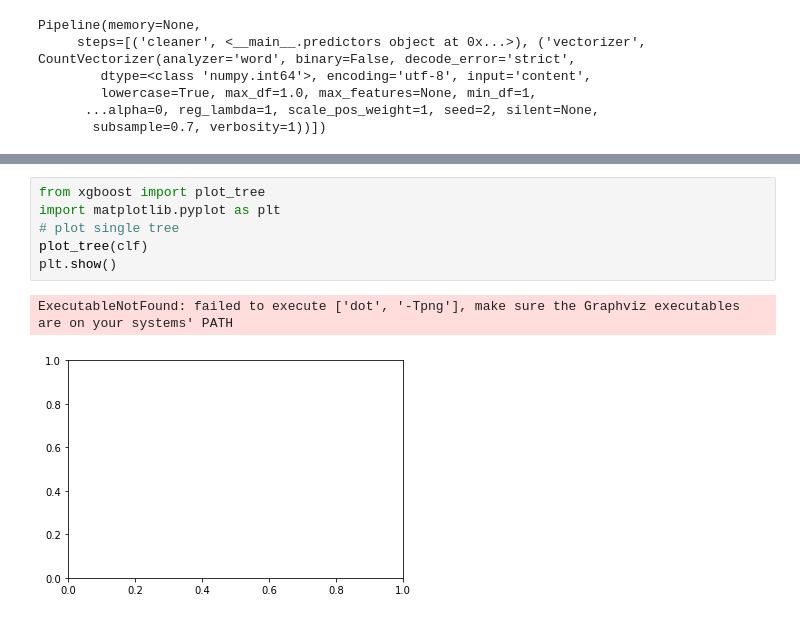
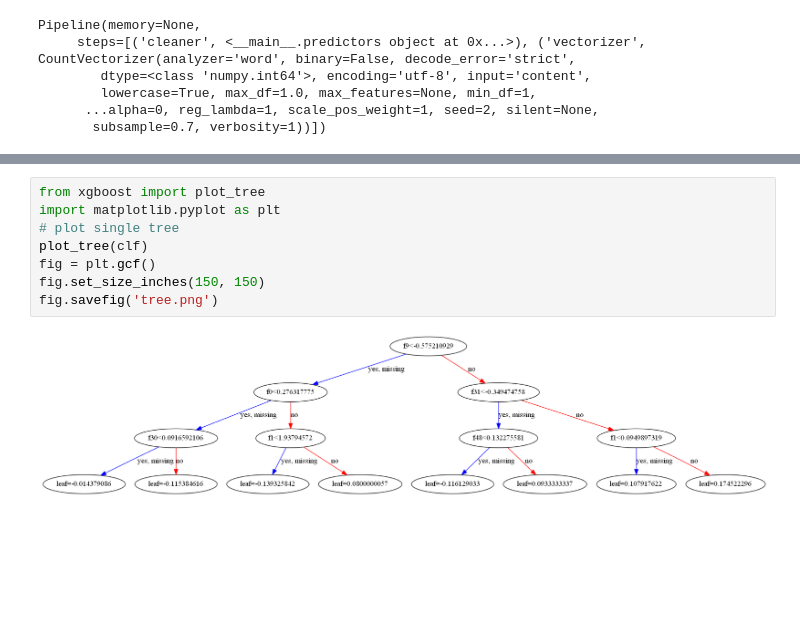
Before and after one commit to mzheng8023/DAEN-690, a Jupyter notebook: notebooks/Logistic Regression and XG Boost.ipynb, the cells around one changed output, grey strips where cells are left out. Drawn from its saved outputs; the diff is of its cells as text; blank space fills up the shorter version.

Commit message:
model improvements and visuals

```diff
--- a/notebooks/Logistic Regression and XG Boost.ipynb
+++ b/notebooks/Logistic Regression and XG Boost.ipynb
@@ -195,9 +225,10 @@ array([[ 189,  284],
 # %%
 from xgboost import plot_tree
 import matplotlib.pyplot as plt
 # plot single tree
 plot_tree(clf)
-plt.show()
+fig = plt.gcf()
+fig.set_size_inches(150, 150)
+fig.savefig('tree.png')
 # %% [output]
-ExecutableNotFound: failed to execute ['dot', '-Tpng'], make sure the Graphviz executables are on your systems' PATH
-[figure, old version]
+[figure, new version]
```
Also changed, not shown: parts of 14 cells of this notebook, 3 other files.
